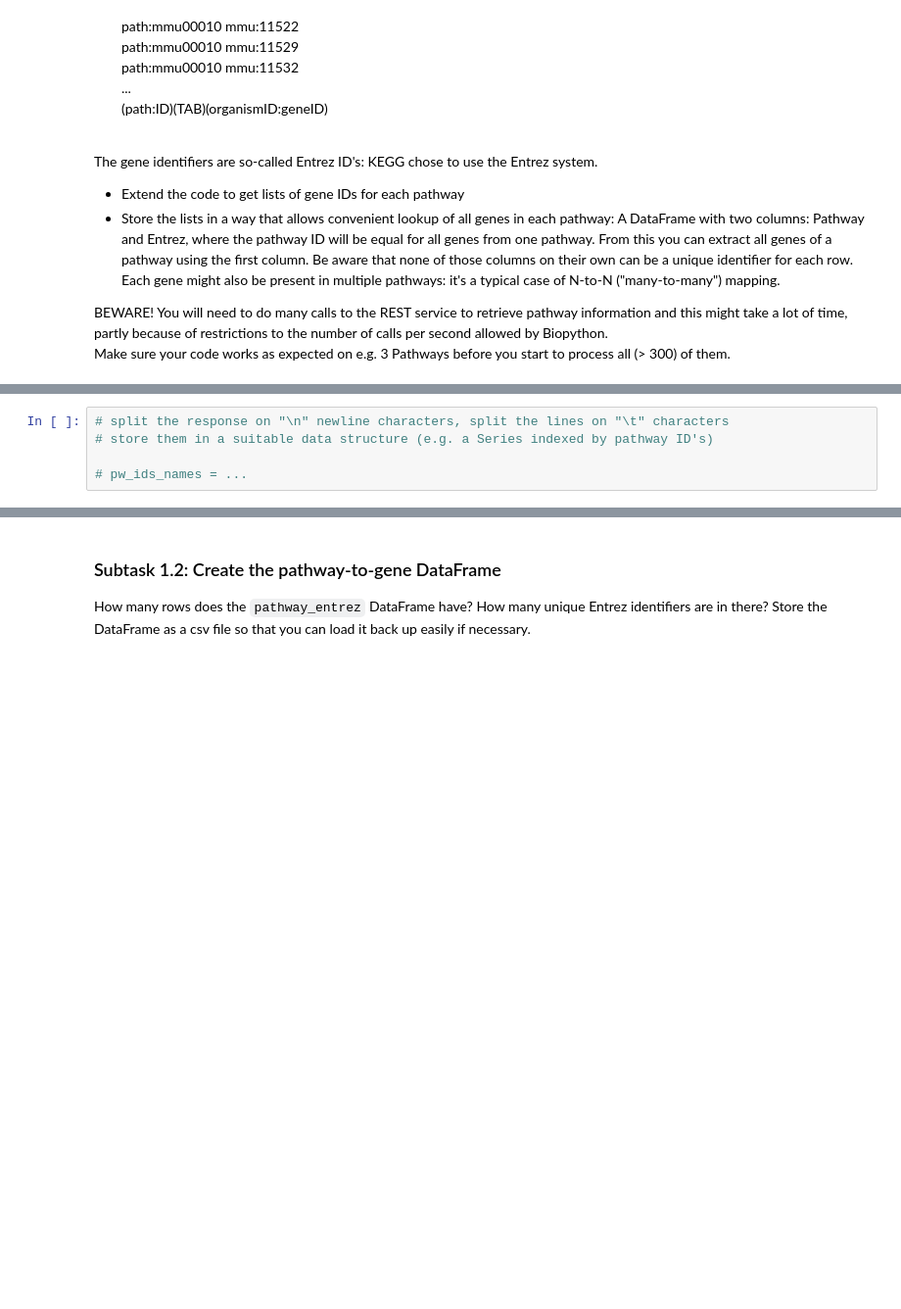
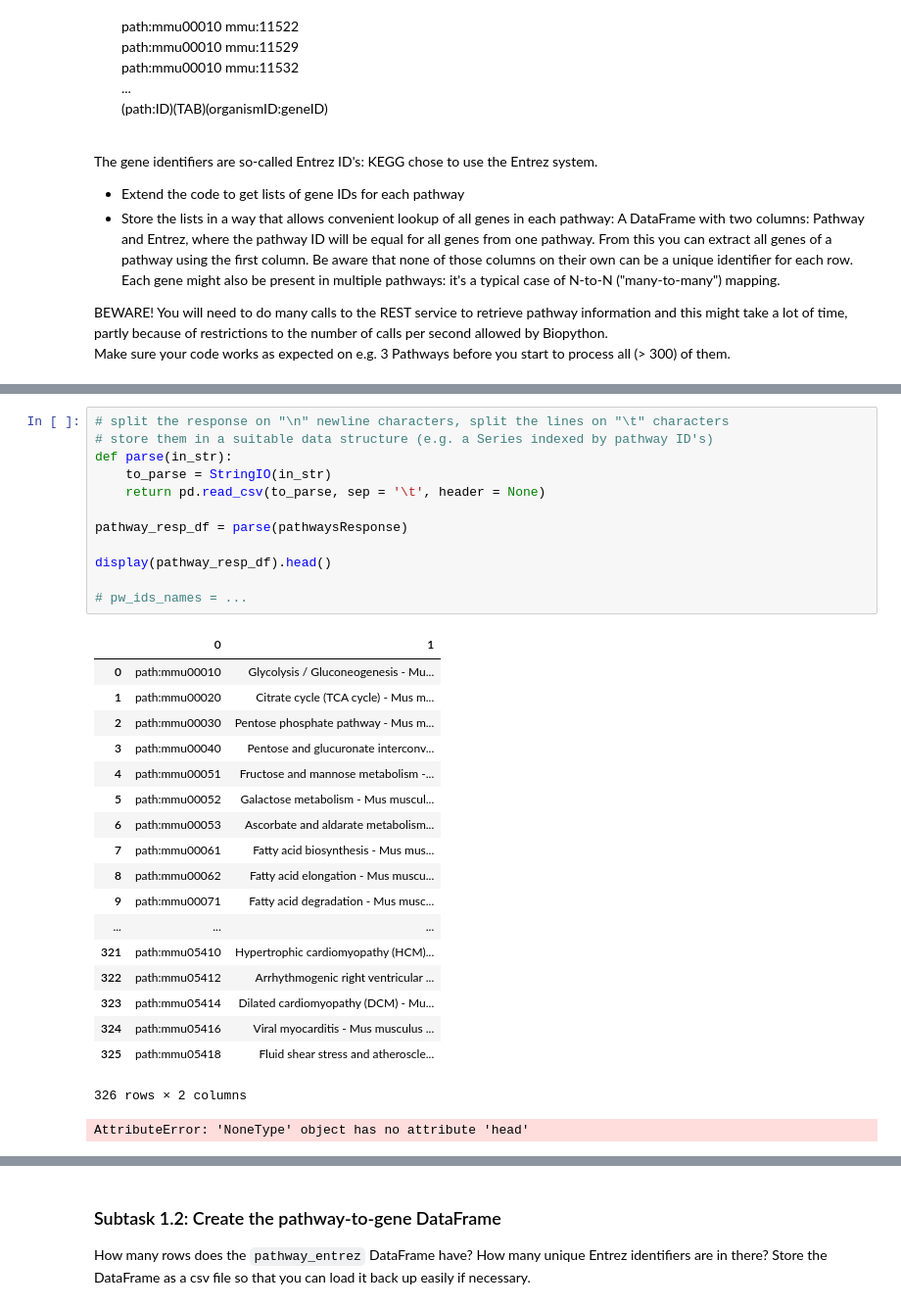
Before and after one commit to Osrip/Integrated_Bioinformatics, a Jupyter notebook: IntegratedBioinformatics/notebooks/Day67_Pathways.ipynb, the cells around one changed output, grey strips where cells are left out. Shown at 98% size. Saved outputs shown, nothing was run; the diff lists cells and outputs as text; blank space fills up the shorter version.

```diff
--- a/IntegratedBioinformatics/notebooks/Day67_Pathways.ipynb
+++ b/IntegratedBioinformatics/notebooks/Day67_Pathways.ipynb
@@ -70,8 +118,35 @@ print(pathwaysResponse)
 # %%
 # split the response on "\n" newline characters, split the lines on "\t" characters
 # store them in a suitable data structure (e.g. a Series indexed by pathway ID's)
+def parse(in_str):
+    to_parse = StringIO(in_str)
+    return pd.read_csv(to_parse, sep = '\t', header = None)
+
+pathway_resp_df = parse(pathwaysResponse)
+
+display(pathway_resp_df).head()
 
 # pw_ids_names = ...
+# %% [output]
+|  | 0 | 1 |
+| 0 | path:mmu00010 | Glycolysis / Gluconeogenesis - Mu... |
+| 1 | path:mmu00020 | Citrate cycle (TCA cycle) - Mus m... |
+| 2 | path:mmu00030 | Pentose phosphate pathway - Mus m... |
+| 3 | path:mmu00040 | Pentose and glucuronate interconv... |
+| 4 | path:mmu00051 | Fructose and mannose metabolism -... |
+| 5 | path:mmu00052 | Galactose metabolism - Mus muscul... |
+| 6 | path:mmu00053 | Ascorbate and aldarate metabolism... |
+| 7 | path:mmu00061 | Fatty acid biosynthesis - Mus mus... |
+| 8 | path:mmu00062 | Fatty acid elongation - Mus muscu... |
+| 9 | path:mmu00071 | Fatty acid degradation - Mus musc... |
+| ... | ... | ... |
+| 321 | path:mmu05410 | Hypertrophic cardiomyopathy (HCM)... |
+| 322 | path:mmu05412 | Arrhythmogenic right ventricular ... |
+| 323 | path:mmu05414 | Dilated cardiomyopathy (DCM) - Mu... |
+| 324 | path:mmu05416 | Viral myocarditis - Mus musculus ... |
+| 325 | path:mmu05418 | Fluid shear stress and atheroscle... |
+326 rows × 2 columns
+AttributeError: 'NoneType' object has no attribute 'head'
 # %%
 # use kegg_link(organism, pathway).read() to get the list of genes for each pathway
 
```
Also changed, not shown: parts of 12 cells of this notebook.
